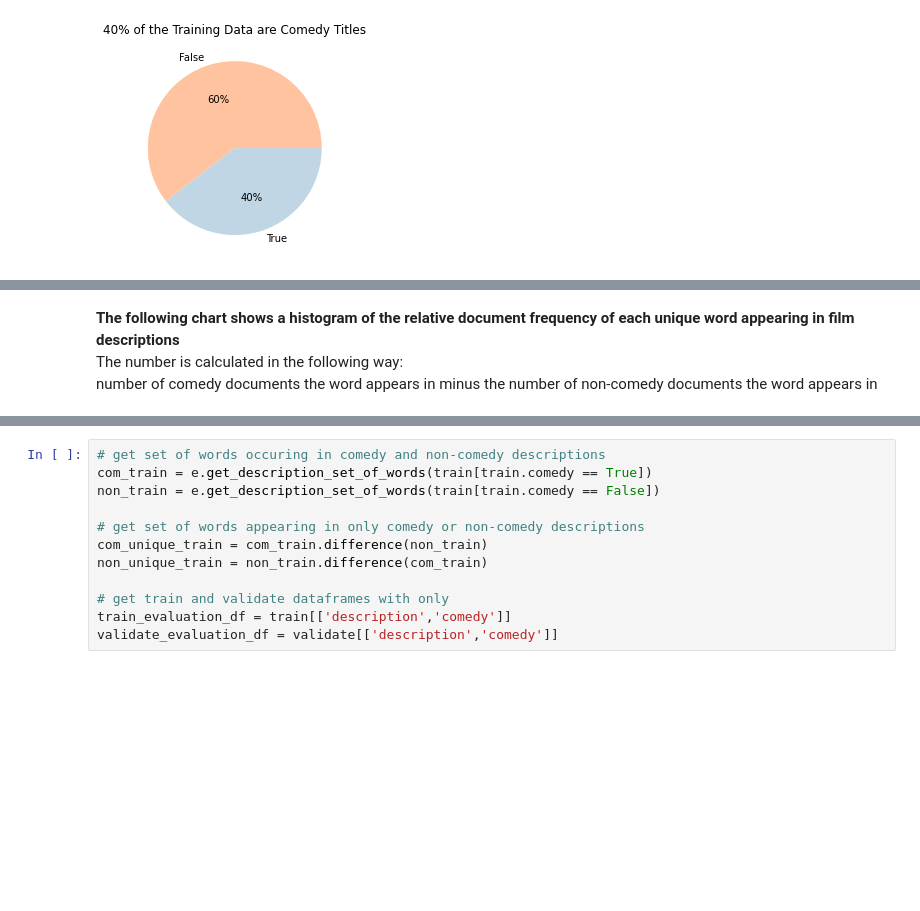
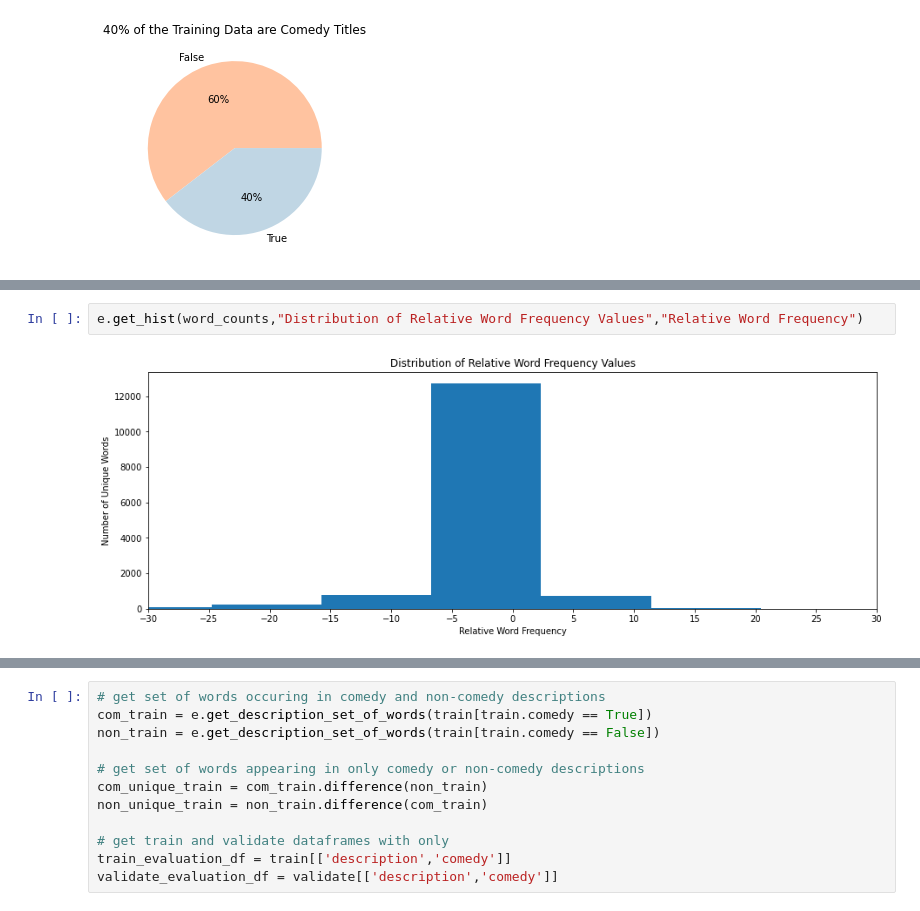
Before and after one commit to Johndsalas/netflix_genre_labeler, a Jupyter notebook: main.ipynb, the cells around one changed output, grey strips where cells are left out. Saved outputs shown, nothing was run; the diff lists cells and outputs as text; blank space fills up the shorter version.

```diff
--- a/main.ipynb
+++ b/main.ipynb
@@ -161,5 +169,4 @@ e.omni_pie(train.comedy, "40% of the Training Data are Comedy Titles")
-# %% [markdown]
-**The following chart shows a histogram of the relative document frequency of each unique word appearing in film descriptions**
-<br>
-The number is calculated in the following way: <br>
-number of comedy documents the word appears in minus the number of non-comedy documents the word appears in
+# %%
+e.get_hist(word_counts,"Distribution of Relative Word Frequency Values","Relative Word Frequency")
+# %% [output]
+[figure, added]
```
Also changed, not shown: parts of 22 cells of this notebook, 1 other file.
